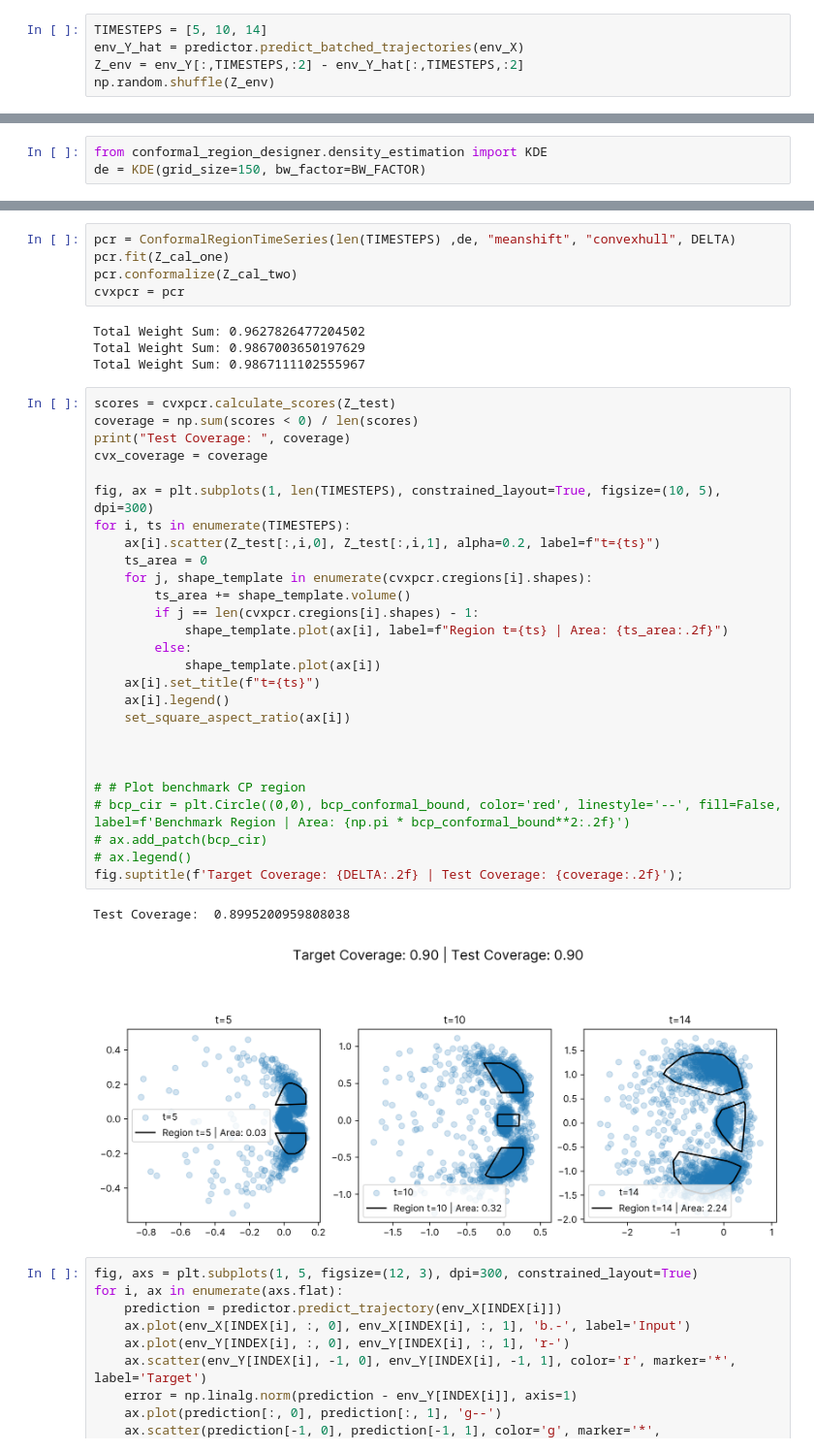
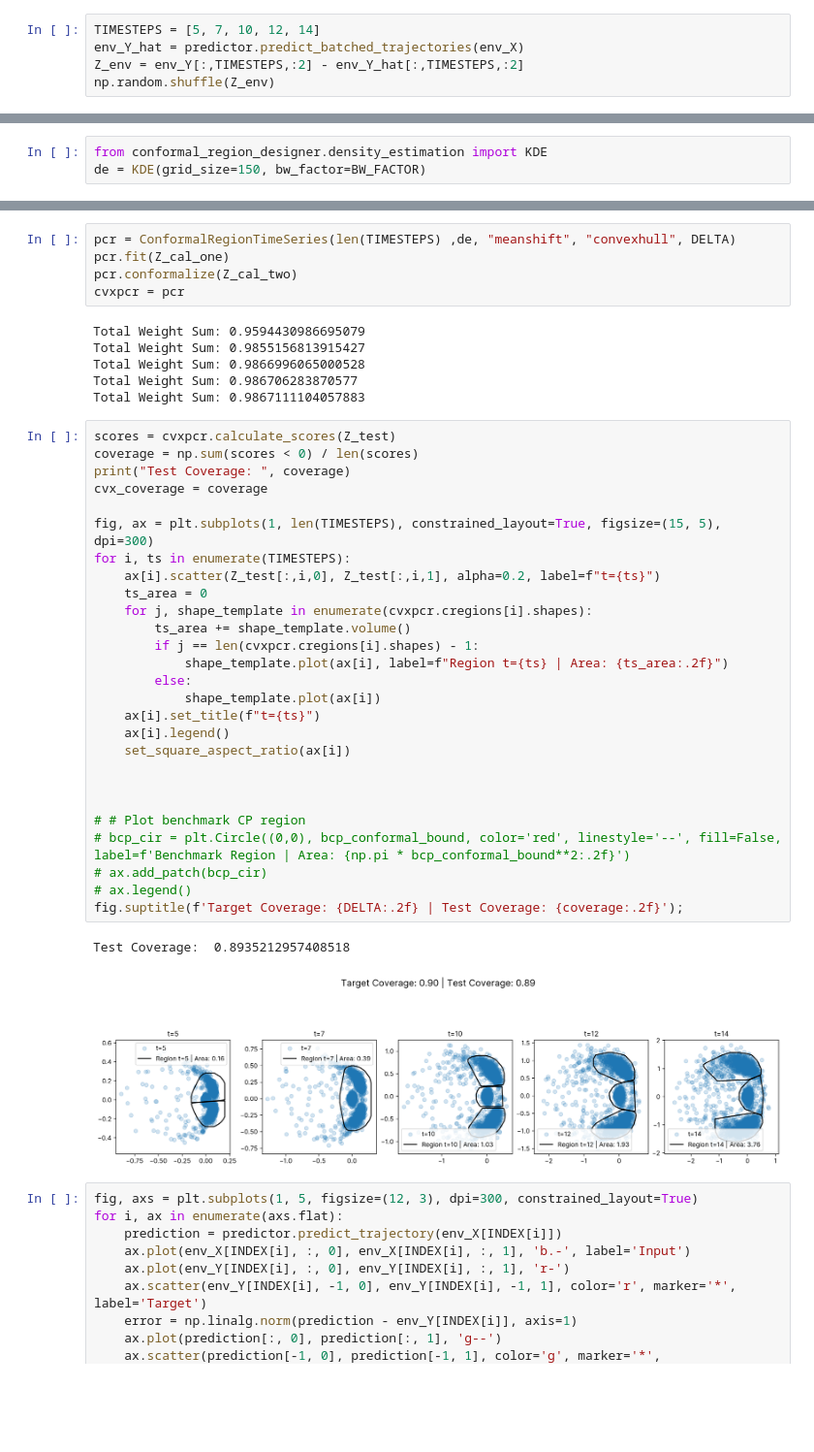
Before and after one commit to nandantumu/conformal_region_designer, a Jupyter notebook: notebooks/case-studies/car_experiments_multi_step.ipynb, the cells around one changed output, grey strips where cells are left out. Shown at 97% size. Saved outputs shown, nothing was run; the diff lists cells and outputs as text; blank space fills up the shorter version.

```diff
--- a/notebooks/case-studies/car_experiments_multi_step.ipynb
+++ b/notebooks/case-studies/car_experiments_multi_step.ipynb
@@ -48,7 +48,7 @@ fig.suptitle('Calibration Distribution')
 Text(0.5, 0.98, 'Calibration Distribution')
 [figure]
 # %%
-TIMESTEPS = [5, 10, 14]
+TIMESTEPS = [5, 7, 10, 12, 14]
 env_Y_hat = predictor.predict_batched_trajectories(env_X)
 Z_env = env_Y[:,TIMESTEPS,:2] - env_Y_hat[:,TIMESTEPS,:2]
 np.random.shuffle(Z_env)
@@ -111,39 +111,41 @@ pcr.fit(Z_cal_one)
 pcr.conformalize(Z_cal_two)
 cvxpcr = pcr
 # %% [output]
-Total Weight Sum: 0.9627826477204502
-Total Weight Sum: 0.9867003650197629
-Total Weight Sum: 0.9867111102555967
+Total Weight Sum: 0.9594430986695079
+Total Weight Sum: 0.9855156813915427
+Total Weight Sum: 0.9866996065000528
+Total Weight Sum: 0.986706283870577
+Total Weight Sum: 0.9867111104057883
 # %%
 scores = cvxpcr.calculate_scores(Z_test)
 coverage = np.sum(scores < 0) / len(scores)
 print("Test Coverage: ", coverage)
 cvx_coverage = coverage
 
-fig, ax = plt.subplots(1, len(TIMESTEPS), constrained_layout=True, figsize=(10, 5), dpi=300)
+fig, ax = plt.subplots(1, len(TIMESTEPS), constrained_layout=True, figsize=(15, 5), dpi=300)
 for i, ts in enumerate(TIMESTEPS):
     ax[i].scatter(Z_test[:,i,0], Z_test[:,i,1], alpha=0.2, label=f"t={ts}")
     ts_area = 0
     for j, shape_template in enumerate(cvxpcr.cregions[i].shapes):
         ts_area += shape_template.volume()
         if j == len(cvxpcr.cregions[i].shapes) - 1:
             shape_template.plot(ax[i], label=f"Region t={ts} | Area: {ts_area:.2f}")
         else:
             shape_template.plot(ax[i])
     ax[i].set_title(f"t={ts}")
     ax[i].legend()
     set_square_aspect_ratio(ax[i])
 
 
 
 # # Plot benchmark CP region
 # bcp_cir = plt.Circle((0,0), bcp_conformal_bound, color='red', linestyle='--', fill=False, label=f'Benchmark Region | Area: {np.pi * bcp_conformal_bound**2:.2f}')
 # ax.add_patch(bcp_cir)
 # ax.legend()
 fig.suptitle(f'Target Coverage: {DELTA:.2f} | Test Coverage: {coverage:.2f}');
 # %% [output]
-Test Coverage:  0.8995200959808038
+Test Coverage:  0.8935212957408518
-[figure, old version]
+[figure, new version]
 # %%
 fig, axs = plt.subplots(1, 5, figsize=(12, 3), dpi=300, constrained_layout=True)
 for i, ax in enumerate(axs.flat):
```
Also changed, not shown: parts of 6 cells of this notebook, 7 other files.
